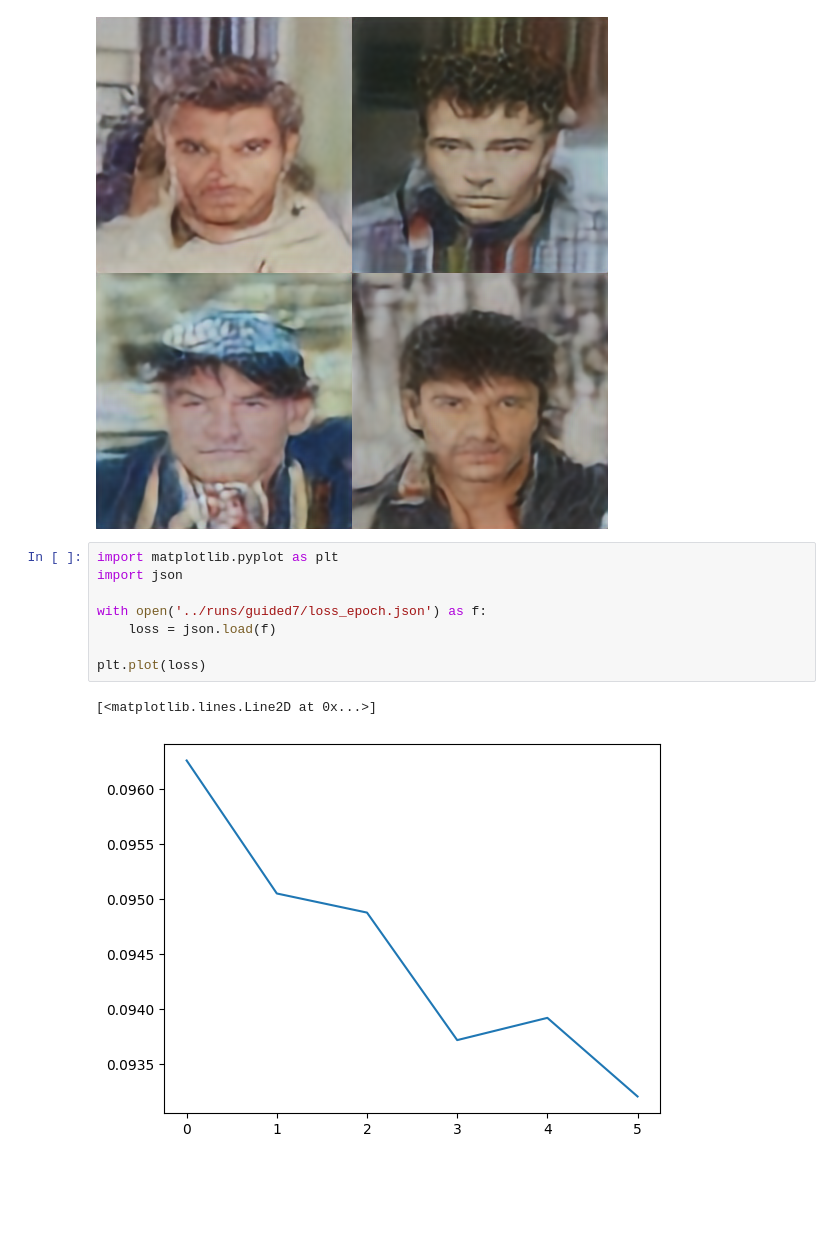
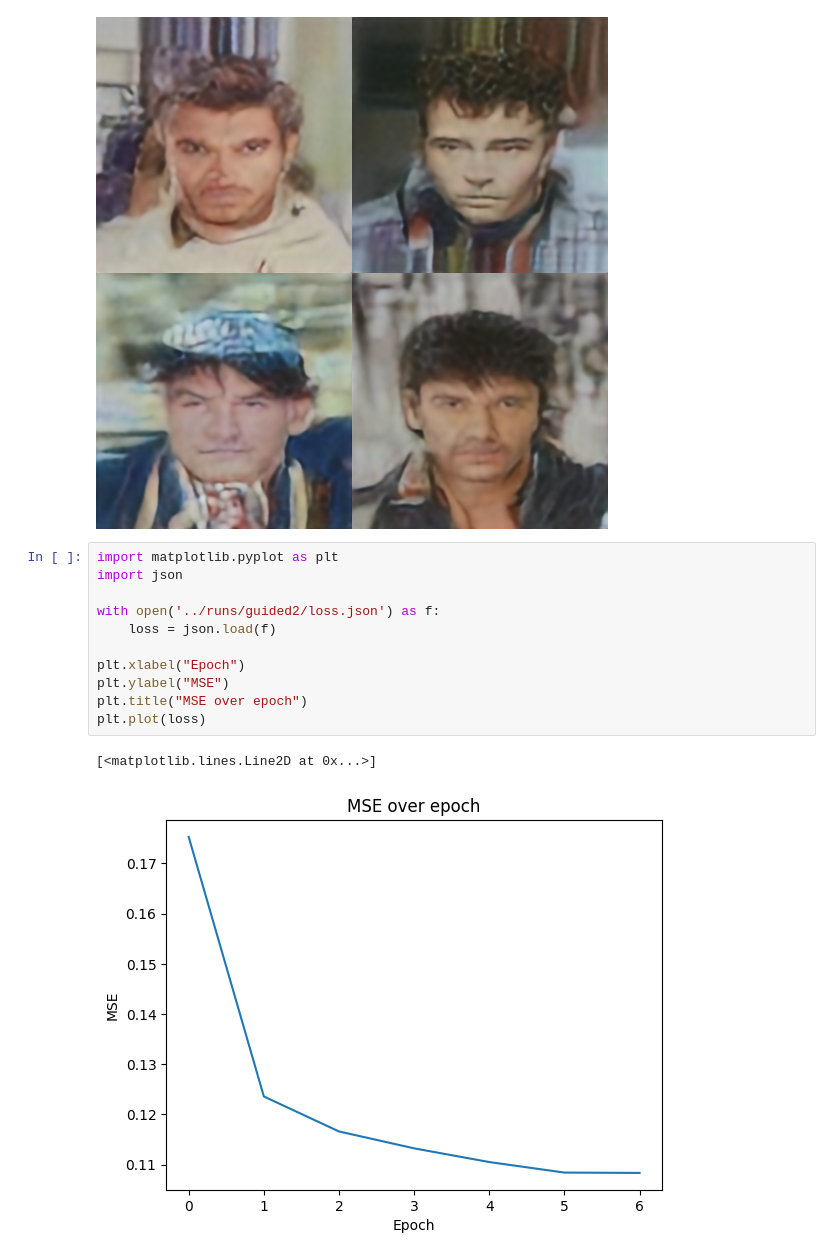
Before and after one commit to St0pien/face-diffusion, a Jupyter notebook: notebooks/unet_train.ipynb, the cells around one changed output. Saved outputs shown, nothing was run; the diff lists cells and outputs as text; blank space fills up the shorter version.

```diff
--- a/notebooks/unet_train.ipynb
+++ b/notebooks/unet_train.ipynb
@@ -140,11 +140,14 @@ make_image_grid(imgs, rows=2, cols=2)
 # %%
 import matplotlib.pyplot as plt
 import json
 
-with open('../runs/guided7/loss_epoch.json') as f:
+with open('../runs/guided2/loss.json') as f:
     loss = json.load(f)
 
+plt.xlabel("Epoch")
+plt.ylabel("MSE")
+plt.title("MSE over epoch")
 plt.plot(loss)
 # %% [output]
 [<matplotlib.lines.Line2D at 0x...>]
-[figure, old version]
+[figure, new version]
```
Also changed, not shown: 16 other files.
